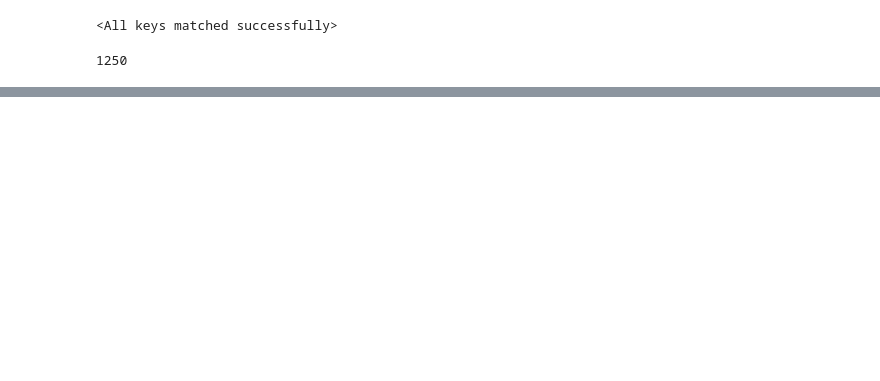
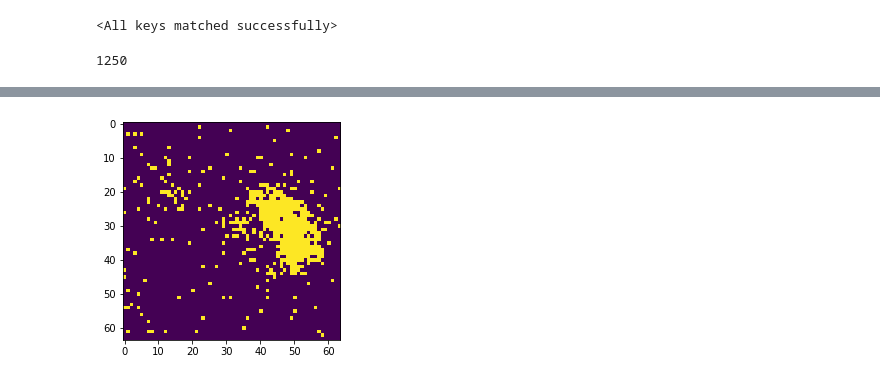
Before and after one commit to neuroailab/RAFT, a Jupyter notebook: notebooks/TDW_dataloading_020522.ipynb, the cells around one changed output, grey strips where cells are left out. Cells and saved outputs as stored; diff of their text form; code cells hidden in the pictures; blank space fills up the shorter version.

```diff
--- a/notebooks/TDW_dataloading_020522.ipynb
+++ b/notebooks/TDW_dataloading_020522.ipynb
@@ -208,0 +222,4 @@ Clipping input data to the valid range for imshow with RGB data ([0..1] for floa
+# %%
+viz(fmap1.max(-3, True)[1] != fmap2.max(-3, True)[1])
+# %% [output]
+[figure, added]
```
Also changed, not shown: parts of 14 cells of this notebook, 4 other files.
